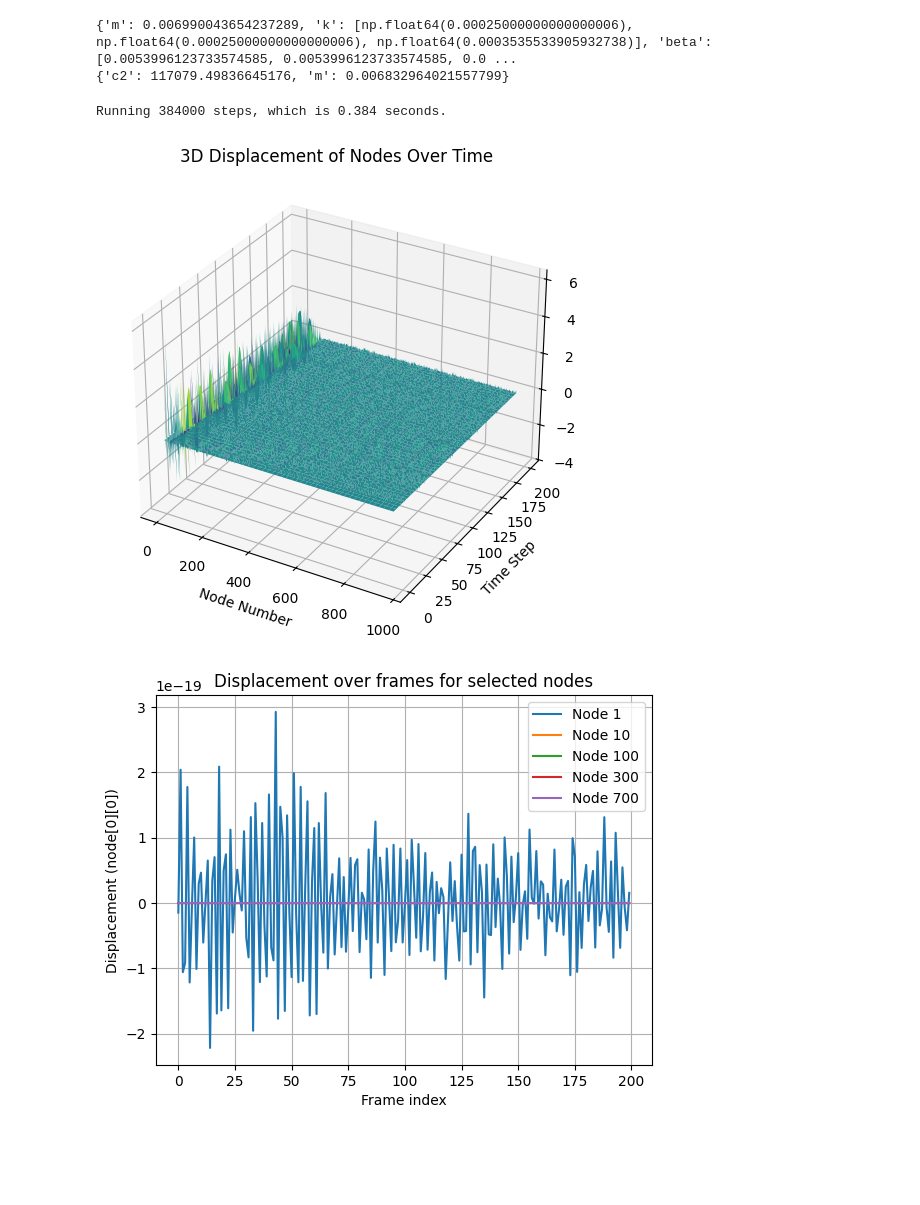
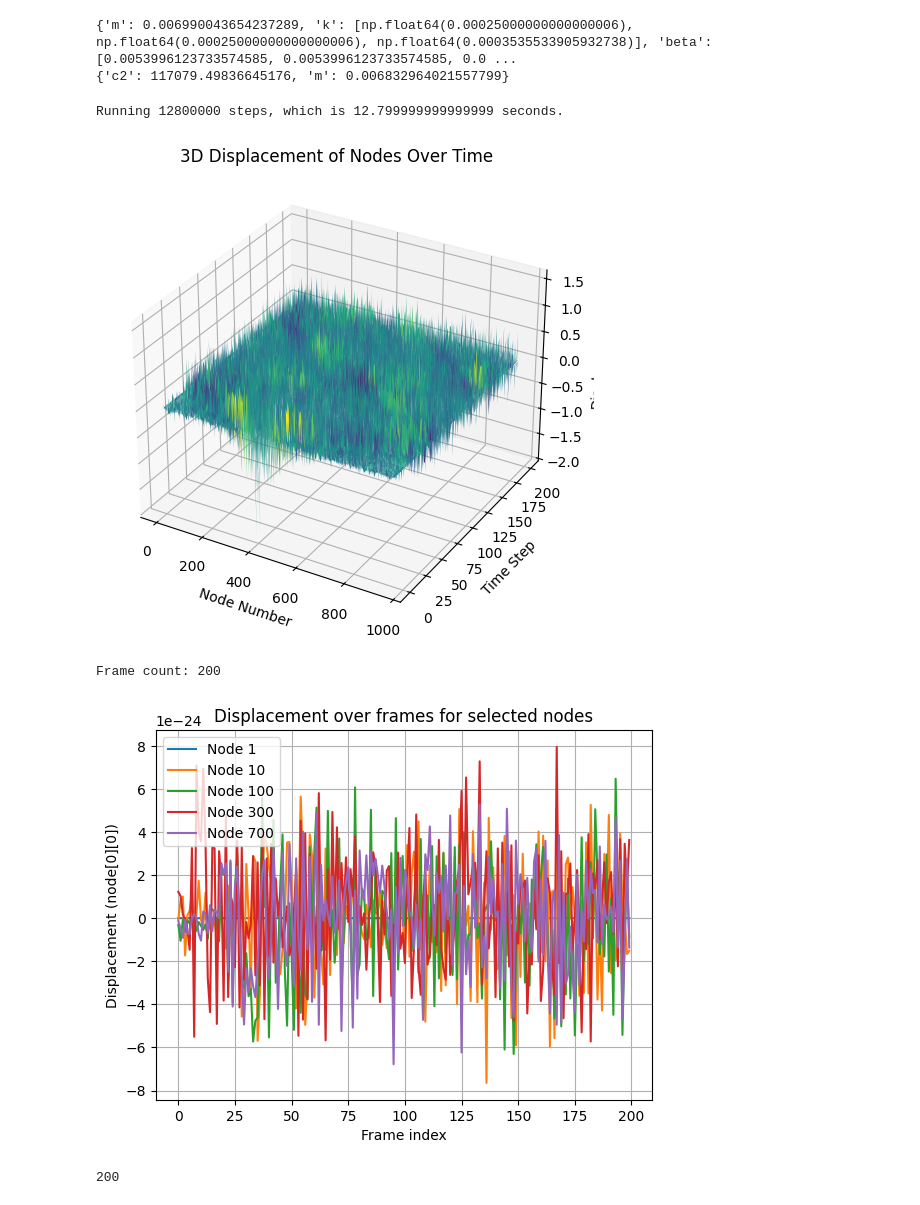
Before and after one commit to sebastian-stubenvoll/wgpu-string-fdm, a Jupyter notebook: Wittrick-Coil-Spring.ipynb, the cells around one changed output. Drawn from its saved outputs; the diff is of its cells as text; code cells hidden in the pictures; blank space fills up the shorter version.

```diff
--- a/Wittrick-Coil-Spring.ipynb
+++ b/Wittrick-Coil-Spring.ipynb
@@ -135,7 +135,7 @@ sim.initialize(200)
 
 # Run the simulation for a number of frames
 n_frames = 200
-steps = 15
+steps = 500
 ori_frames = []
 
 total = oversampling_factor * steps *  n_frames
@@ -148,7 +148,7 @@ for i in range(n_frames):
     frame = sim.save()
     ori_frames.append(frame)
 # %% [output]
-Running 384000 steps, which is 0.384 seconds.
+Running 12800000 steps, which is 12.799999999999999 seconds.
 # %%
 import numpy as np
 import matplotlib.pyplot as plt
@@ -187,29 +187,31 @@ ax.set_zlabel('Displacement')
 ax.set_title('3D Displacement of Nodes Over Time')
 
 plt.show()
+print(f'Frame count: {num_frames}')
 # %% [output]
-[figure, old version]
+[figure, new version]
+Frame count: 200
 # %%
 import matplotlib.pyplot as plt
 
 
 
 
 indices = [ 1, 10, 100, 300, 700 ]
 
 # Extract displacements
 for i in indices:
-    displacements = [frame[i][1][1] for frame in frames]
+    displacements = [frame[i][0][0] for frame in frames]
     plt.plot(range(len(frames)), displacements, label=f'Node {i}')
 
 plt.xlabel('Frame index')
 plt.ylabel('Displacement (node[0][0])')
 plt.title('Displacement over frames for selected nodes')
 plt.legend()
 plt.grid(True)
 plt.show()
 # %% [output]
-[figure, old version]
+[figure, new version]
 # %%
 import numpy as np
 import sounddevice as sd
@@ -233,7 +235,7 @@ def play_float_array(arr, duration=None):
 
     # Set sample rate to match duration
     if duration is None:
-        samplerate = 44100  # default
+        samplerate = 1000000  # default
     else:
         samplerate = int(len(arr) / duration)
 
@@ -250,7 +252,35 @@ fs = 44100
 t = np.linspace(0, 1, fs, endpoint=False)
 signal = np.sin(2 * np.pi * 440 * t)
 
-play_float_array(signal)
+#play_float_array(signal)
+
+node_disps = [ f[200][0] for f in frames ]
+
+from scipy.signal import resample_poly
+def downsample(audio, sr_in=1_000_000, sr_out=44_100):
+    """
+    Downsample an audio signal from sr_in to sr_out using polyphase filtering.
+
+    audio : np.ndarray
+        Input 1D signal.
+    sr_in : int
+        Original sample rate.
+    sr_out : int
+        Target sample rate.
+    """
+    # Compute integer up/down factors
+    # You can also just pass sr_out, sr_in directly; SciPy handles ratios
+    y = resample_poly(audio, sr_out, sr_in)
+    return y
+
+smpls = downsample(node_disps)
+distances = np.linalg.norm(smpls, axis=1)
+
+#play_float_array(distances)
+#smpls
+len(ori_frames)
+# %% [output]
+200
 # %%
 import numpy as np
 import matplotlib.pyplot as plt
```
Also changed, not shown: parts of 1 cell of this notebook, 4 other files.
